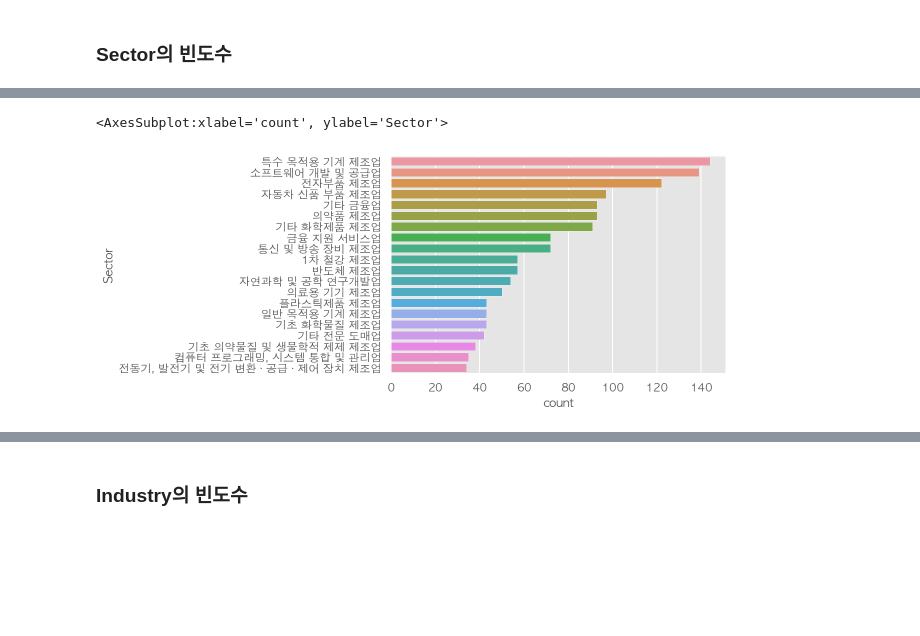
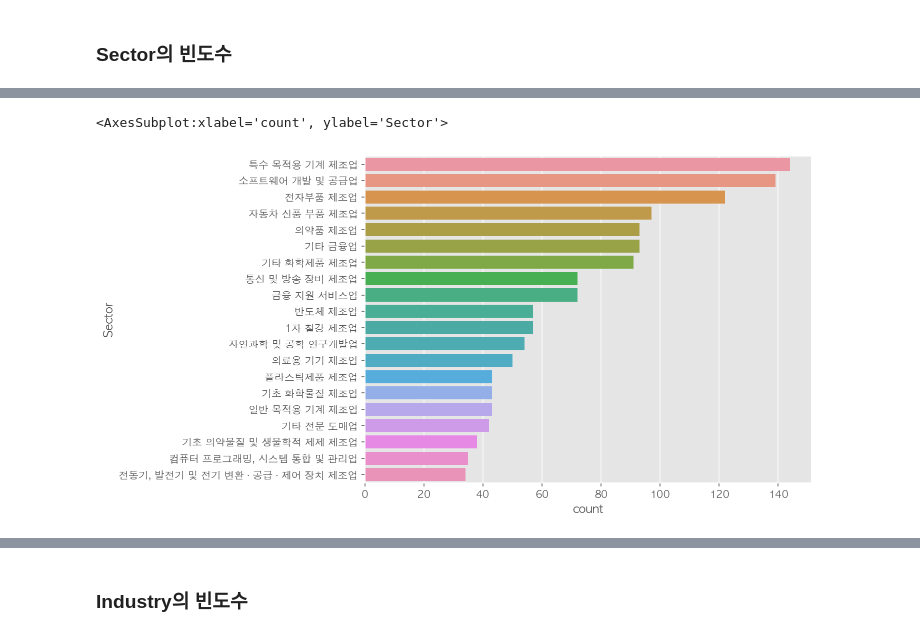
Before and after one commit to be-simon/Data_analysis_study, a Jupyter notebook: visualization_basic.ipynb, the cells around one changed output, grey strips where cells are left out. Cells and saved outputs as stored; diff of their text form; code cells hidden in the pictures; blank space fills up the shorter version.

```diff
--- a/visualization_basic.ipynb
+++ b/visualization_basic.ipynb
@@ -140,9 +140,10 @@ df_top_sector
 # %%
 # seaborn으로 그래프 그리기
+plt.figure(figsize=(8,6))
 sns.countplot(data=df_top_sector, y="Sector", order=index)
 # %% [output]
 <AxesSubplot:xlabel='count', ylabel='Sector'>
-[figure, old version]
+[figure, new version]
 # %%
 # 빈도수 1위 섹터 기업
 df[df["Sector"] == index[0]]
```
Also changed, not shown: parts of 24 cells of this notebook.
